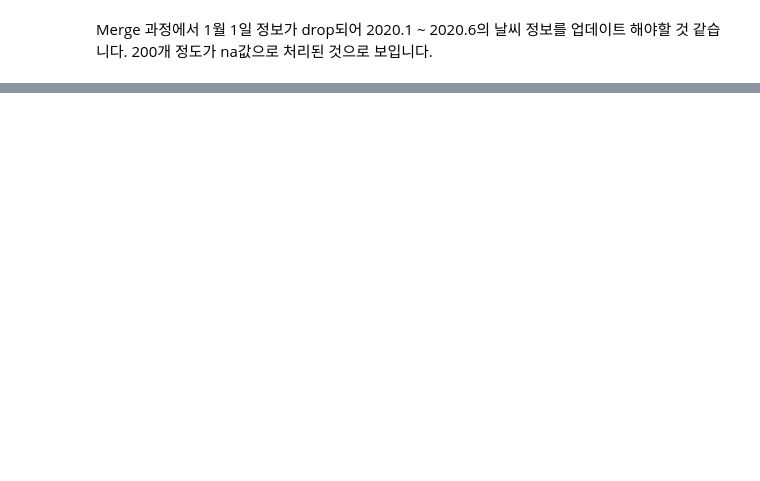
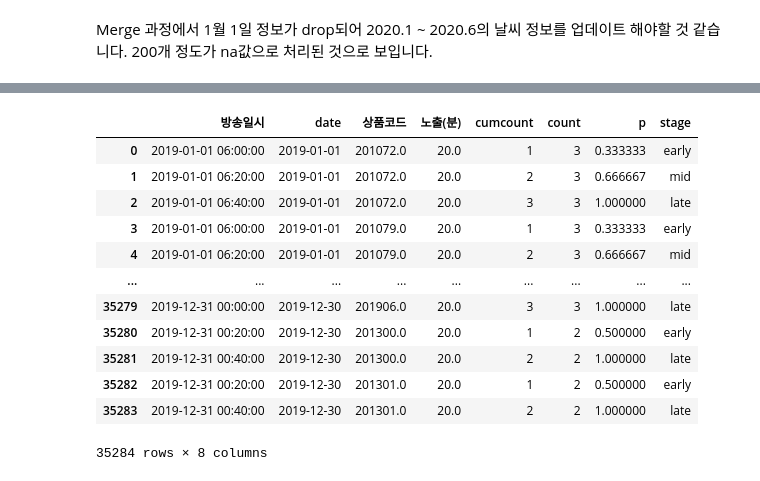
Before and after one commit to Yeeun-Lee/big_contest_2020, a Jupyter notebook: prep/Merge.ipynb, the cells around one changed output, grey strips where cells are left out. Saved outputs shown, nothing was run; the diff lists cells and outputs as text; code cells hidden in the pictures; blank space fills up the shorter version.

```diff
--- a/prep/Merge.ipynb
+++ b/prep/Merge.ipynb
@@ -159,0 +226,3 @@ def stage_transformer(real_time, code, date):
+# %%
+sample = sample.merge(sample2, on = ['date', '상품코드'])
+sample.head()
@@ -159,0 +236,3 @@ def stage_transformer(real_time, code, date):
+# %%
+sample['p'] = sample['cumcount']/sample['count']
+sample.head()
@@ -159,0 +250,36 @@ def stage_transformer(real_time, code, date):
+# %%
+def stage(x):
+    if x < 0.34:
+        return 'early'
+    elif 0.34 <= x < 0.67:
+        return 'mid'
+    return 'late'
+
+def stage_advanced(x):
+    if x['count'] == 1:
+        return 'short'
+    if x['count'] == 2:
+        if x['p'] <= 0.5:
+            return 'early'
+        else:
+            return 'late'
+    else:
+        return stage(x['p'])
+# %%
+sample['stage'] = sample.apply(stage_advanced, axis=1)
+# %%
+sample
+# %% [output]
+|  | 방송일시 | date | 상품코드 | 노출(분) | cumcount | count | p | stage |
+| 0 | 2019-01-01 06:00:00 | 2019-01-01 | 201072.0 | 20.0 | 1 | 3 | 0.333333 | early |
+| 1 | 2019-01-01 06:20:00 | 2019-01-01 | 201072.0 | 20.0 | 2 | 3 | 0.666667 | mid |
+| 2 | 2019-01-01 06:40:00 | 2019-01-01 | 201072.0 | 20.0 | 3 | 3 | 1.000000 | late |
+| 3 | 2019-01-01 06:00:00 | 2019-01-01 | 201079.0 | 20.0 | 1 | 3 | 0.333333 | early |
+| 4 | 2019-01-01 06:20:00 | 2019-01-01 | 201079.0 | 20.0 | 2 | 3 | 0.666667 | mid |
+| ... | ... | ... | ... | ... | ... | ... | ... | ... |
+| 35279 | 2019-12-31 00:00:00 | 2019-12-30 | 201906.0 | 20.0 | 3 | 3 | 1.000000 | late |
+| 35280 | 2019-12-31 00:20:00 | 2019-12-30 | 201300.0 | 20.0 | 1 | 2 | 0.500000 | early |
+| 35281 | 2019-12-31 00:40:00 | 2019-12-30 | 201300.0 | 20.0 | 2 | 2 | 1.000000 | late |
+| 35282 | 2019-12-31 00:20:00 | 2019-12-30 | 201301.0 | 20.0 | 1 | 2 | 0.500000 | early |
+| 35283 | 2019-12-31 00:40:00 | 2019-12-30 | 201301.0 | 20.0 | 2 | 2 | 1.000000 | late |
+35284 rows × 8 columns
```
Also changed, not shown: parts of 18 cells of this notebook, 3 other files.
